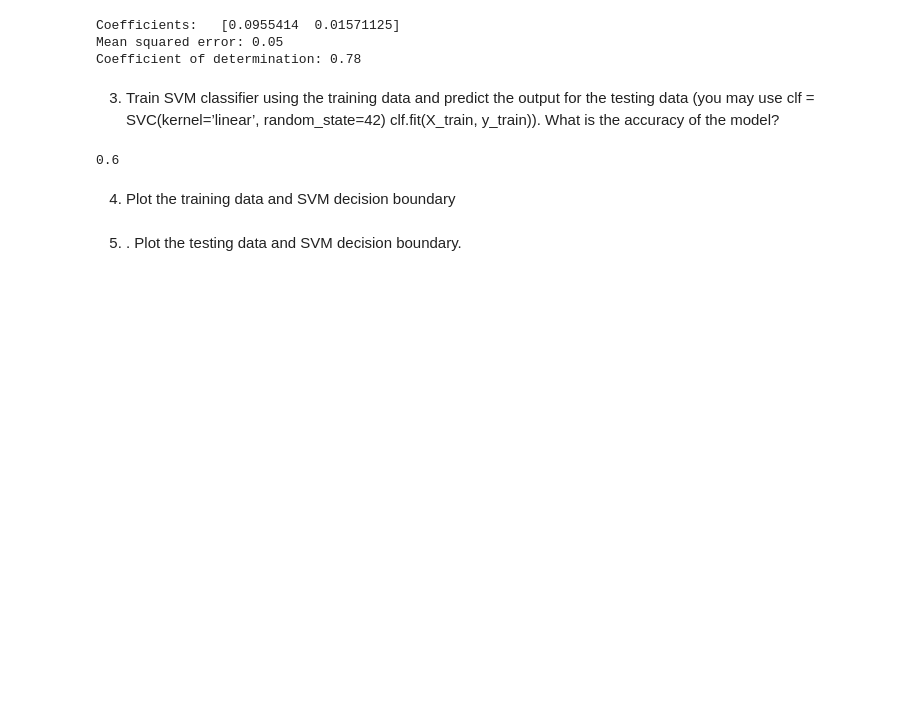
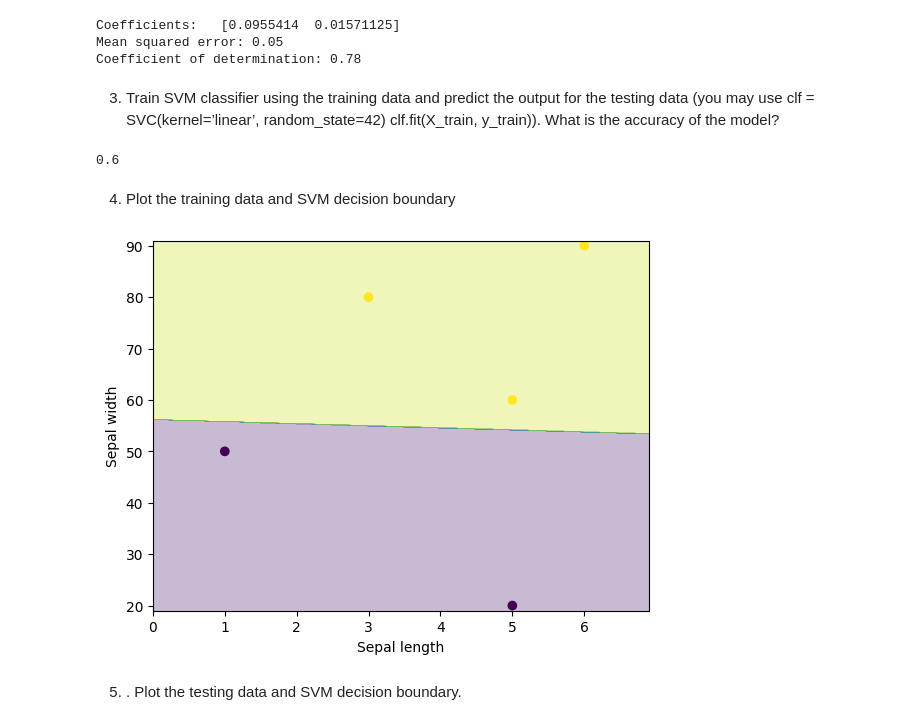
Before and after one commit to kumudu12/EN5870, a Jupyter notebook: Assignment_02_on_Backpropagation,_SVM_and_kNN.ipynb, the cells around one changed output. Drawn from its saved outputs; the diff is of its cells as text; code cells hidden in the pictures; blank space fills up the shorter version.

```diff
--- a/Assignment_02_on_Backpropagation,_SVM_and_kNN.ipynb
+++ b/Assignment_02_on_Backpropagation,_SVM_and_kNN.ipynb
@@ -70,5 +70,27 @@ print(accuracy_score(clf_preditions, y_test))
 0.6
 # %% [markdown]
 4. Plot the training data and SVM decision boundary
+# %%
+# Define the plotting function
+def plot_decision_boundary(clf, X, y):
+    # Set the bounds of the plot
+    X_train_min, X_train_max = X_train[:, 0].min() - 1, X_train[:, 0].max() + 1
+    y_train_min, y_train_max = X_train[:, 1].min() - 1, X_train[:, 1].max() + 1
+    xx, yy = np.meshgrid(np.arange(X_train_min, X_train_max, 0.1),
+                         np.arange(y_train_min, y_train_max, 0.1))
+    Z = clf.predict(np.c_[xx.ravel(), yy.ravel()])
+    Z = Z.reshape(xx.shape)
+
+    # Plot the decision boundary and the data points
+    plt.contourf(xx, yy, Z, alpha=0.3)
+    plt.scatter(X_train[:, 0], X_train[:, 1], c=y, alpha=1)
+    plt.xlabel('Sepal length')
+    plt.ylabel('Sepal width')
+    plt.show()
+
+# Plot the decision boundary
+plot_decision_boundary(clf, X_train, y_train)
+# %% [output]
+[figure, added]
 # %% [markdown]
 5. . Plot the testing data and SVM decision boundary.
```
Also changed, not shown: parts of 9 cells of this notebook.
